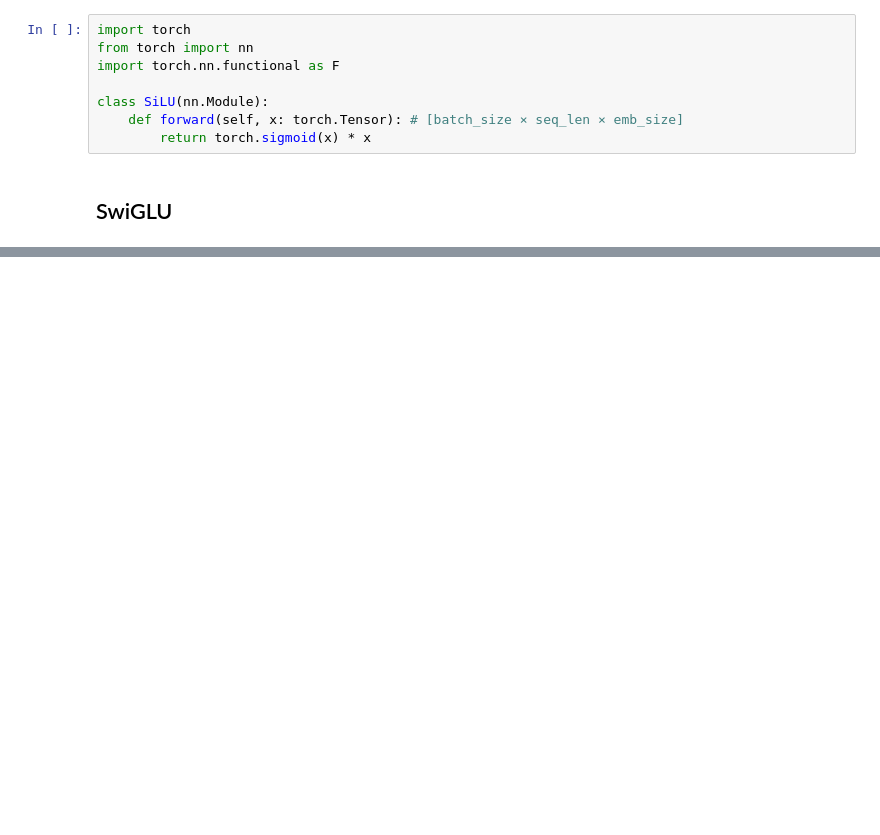
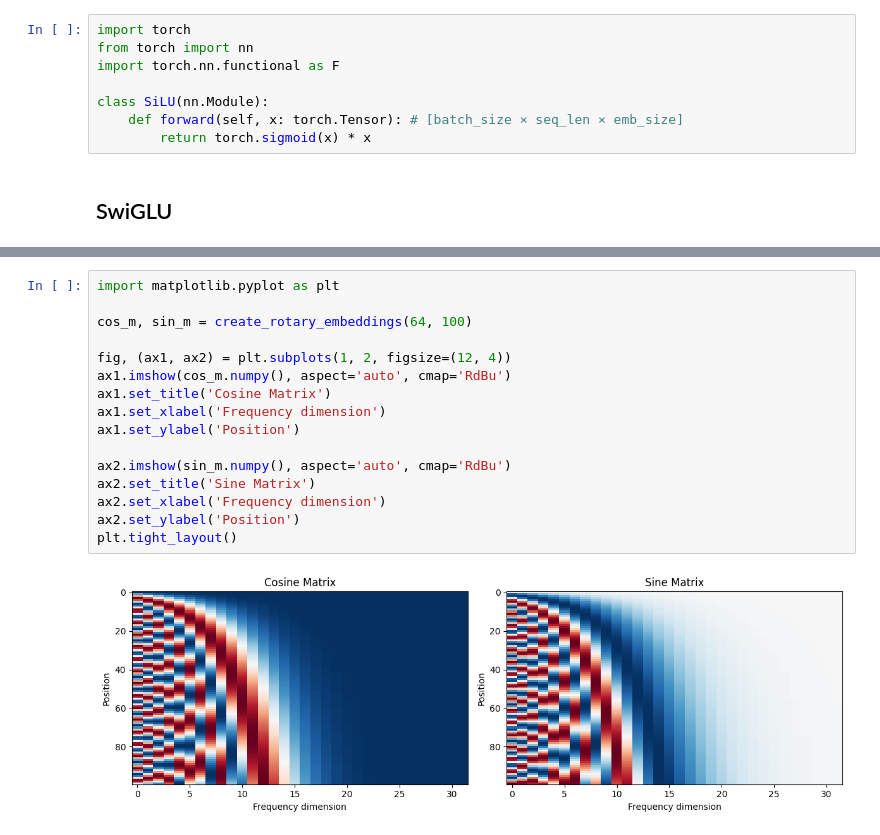
Before and after one commit to pese-git/llm-arch-research, a Jupyter notebook: notebooks/llama.ipynb, the cells around one changed output, grey strips where cells are left out. Cells and saved outputs as stored; diff of their text form; blank space fills up the shorter version.

```diff
--- a/notebooks/llama.ipynb
+++ b/notebooks/llama.ipynb
@@ -151,0 +388,18 @@ class SwiGLU(nn.Module):
+# %%
+import matplotlib.pyplot as plt
+
+cos_m, sin_m = create_rotary_embeddings(64, 100)
+
+fig, (ax1, ax2) = plt.subplots(1, 2, figsize=(12, 4))
+ax1.imshow(cos_m.numpy(), aspect='auto', cmap='RdBu')
+ax1.set_title('Cosine Matrix')
+ax1.set_xlabel('Frequency dimension')
+ax1.set_ylabel('Position')
+
+ax2.imshow(sin_m.numpy(), aspect='auto', cmap='RdBu')
+ax2.set_title('Sine Matrix')
+ax2.set_xlabel('Frequency dimension')
+ax2.set_ylabel('Position')
+plt.tight_layout()
+# %% [output]
+[figure, added]
```
Also changed, not shown: parts of 24 cells of this notebook, 2 other files.
